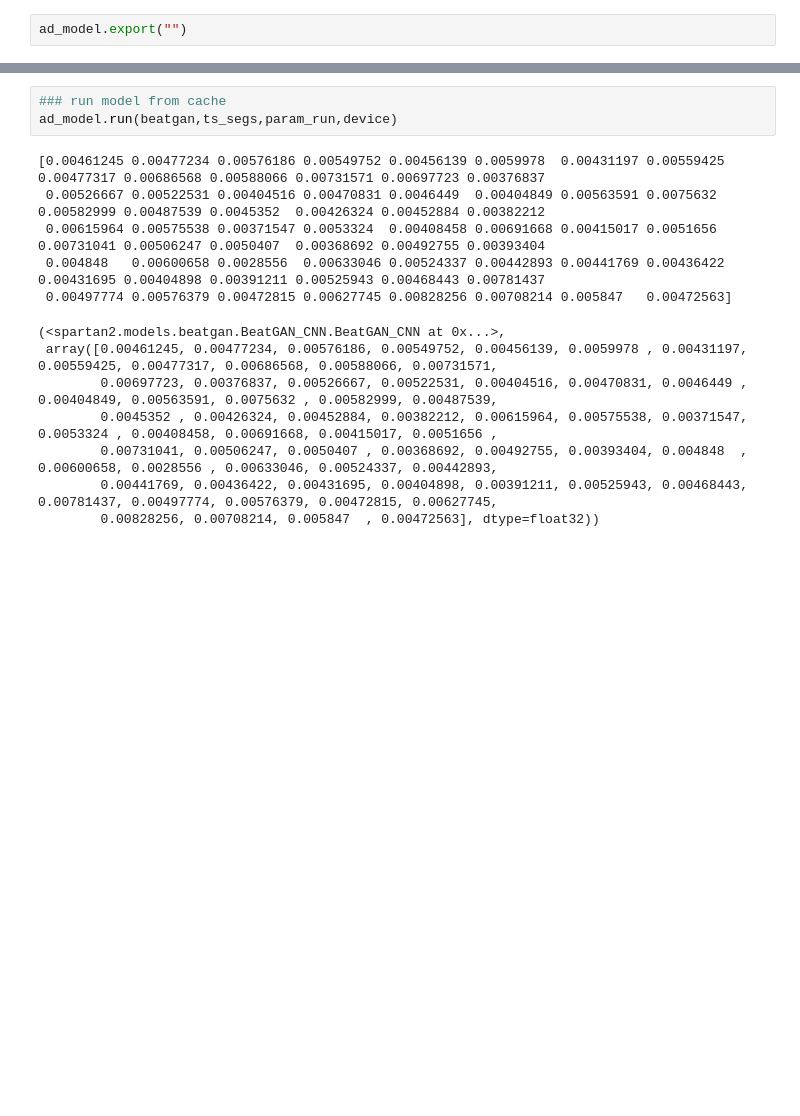
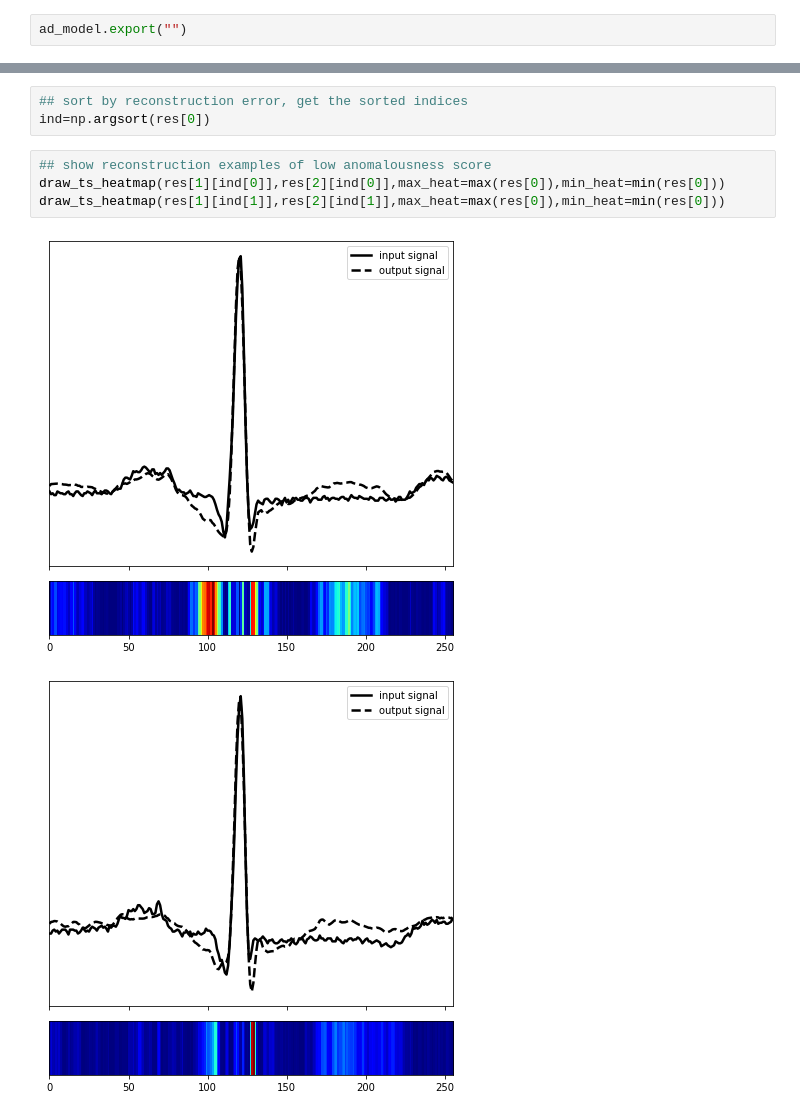
Before and after one commit to sunxiaobing1999/spartan2, a Jupyter notebook: live-tutorials/BeatGAN_demo.ipynb, the cells around one changed output, grey strips where cells are left out. Drawn from its saved outputs; the diff is of its cells as text; blank space fills up the shorter version.

```diff
--- a/live-tutorials/BeatGAN_demo.ipynb
+++ b/live-tutorials/BeatGAN_demo.ipynb
@@ -120,16 +97,10 @@ beatgan,res=ad_model.run(None,ts_segs,param_run,device)
-# %%
-### run model from cache
-ad_model.run(beatgan,ts_segs,param_run,device)
-# %% [output]
-[0.00461245 0.00477234 0.00576186 0.00549752 0.00456139 0.0059978  0.00431197 0.00559425 0.00477317 0.00686568 0.00588066 0.00731571 0.00697723 0.00376837
- 0.00526667 0.00522531 0.00404516 0.00470831 0.0046449  0.00404849 0.00563591 0.0075632  0.00582999 0.00487539 0.0045352  0.00426324 0.00452884 0.00382212
- 0.00615964 0.00575538 0.00371547 0.0053324  0.00408458 0.00691668 0.00415017 0.0051656  0.00731041 0.00506247 0.0050407  0.00368692 0.00492755 0.00393404
- 0.004848   0.00600658 0.0028556  0.00633046 0.00524337 0.00442893 0.00441769 0.00436422 0.00431695 0.00404898 0.00391211 0.00525943 0.00468443 0.00781437
- 0.00497774 0.00576379 0.00472815 0.00627745 0.00828256 0.00708214 0.005847   0.00472563]
-(<spartan2.models.beatgan.BeatGAN_CNN.BeatGAN_CNN at 0x...>,
- array([0.00461245, 0.00477234, 0.00576186, 0.00549752, 0.00456139, 0.0059978 , 0.00431197, 0.00559425, 0.00477317, 0.00686568, 0.00588066, 0.00731571,
-        0.00697723, 0.00376837, 0.00526667, 0.00522531, 0.00404516, 0.00470831, 0.0046449 , 0.00404849, 0.00563591, 0.0075632 , 0.00582999, 0.00487539,
-        0.0045352 , 0.00426324, 0.00452884, 0.00382212, 0.00615964, 0.00575538, 0.00371547, 0.0053324 , 0.00408458, 0.00691668, 0.00415017, 0.0051656 ,
-        0.00731041, 0.00506247, 0.0050407 , 0.00368692, 0.00492755, 0.00393404, 0.004848  , 0.00600658, 0.0028556 , 0.00633046, 0.00524337, 0.00442893,
-        0.00441769, 0.00436422, 0.00431695, 0.00404898, 0.00391211, 0.00525943, 0.00468443, 0.00781437, 0.00497774, 0.00576379, 0.00472815, 0.00627745,
-        0.00828256, 0.00708214, 0.005847  , 0.00472563], dtype=float32))
+# %%
+## sort by reconstruction error, get the sorted indices
+ind=np.argsort(res[0])
+# %%
+## show reconstruction examples of low anomalousness score
+draw_ts_heatmap(res[1][ind[0]],res[2][ind[0]],max_heat=max(res[0]),min_heat=min(res[0]))
+draw_ts_heatmap(res[1][ind[1]],res[2][ind[1]],max_heat=max(res[0]),min_heat=min(res[0]))
+# %% [output]
+[figure, added]
+[figure, added]
```
Also changed, not shown: parts of 6 cells of this notebook, 5 other files.
